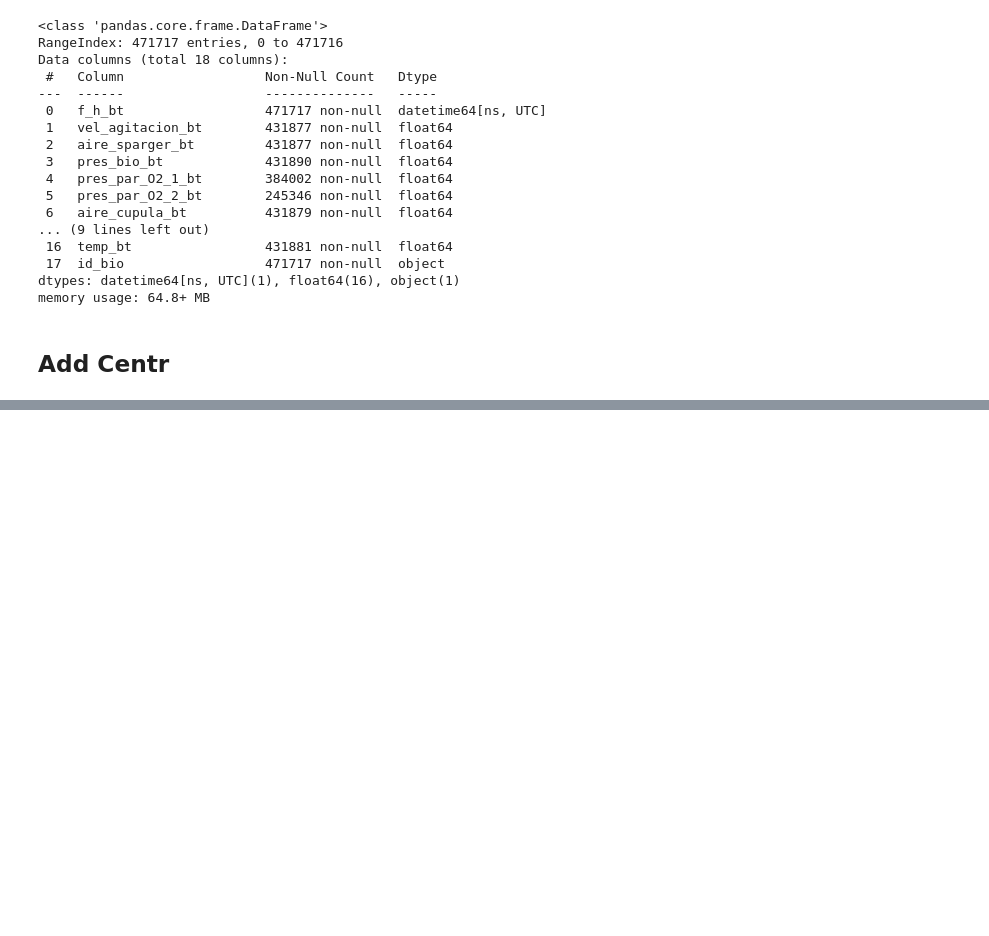
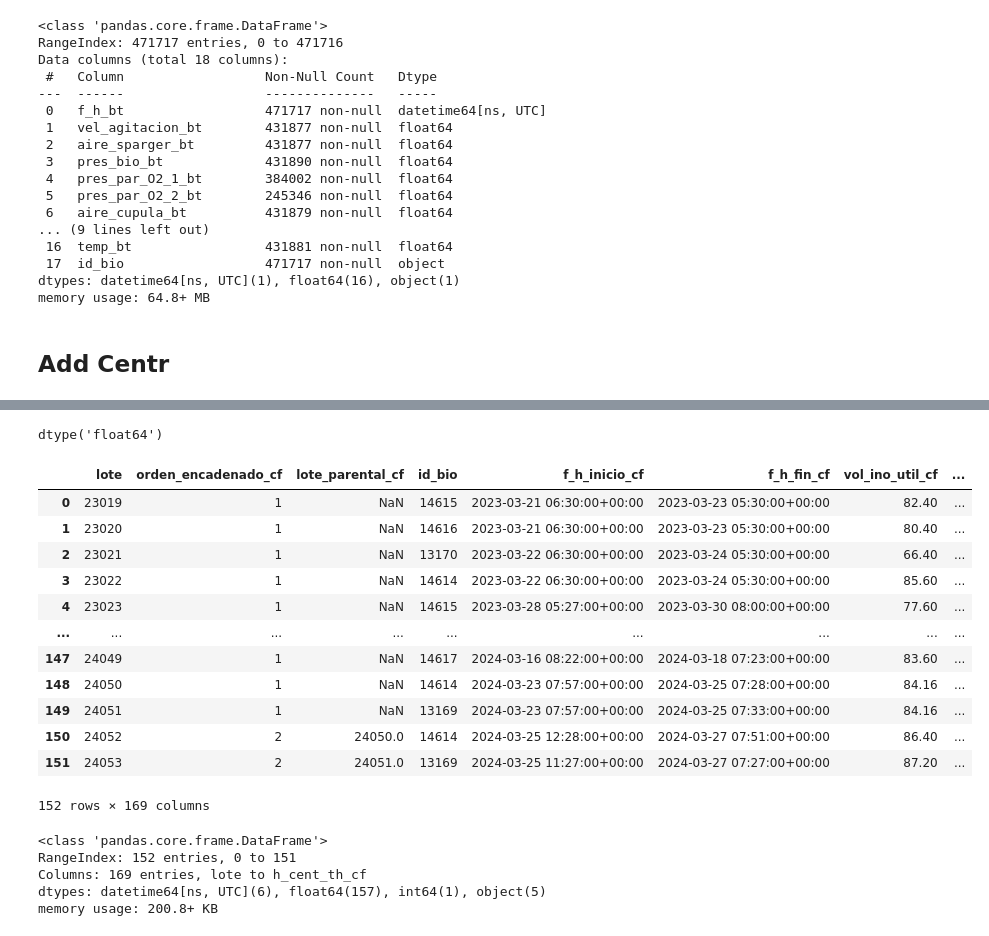
Before and after one commit to dragonsearch/Cajamar-UniversityHack-2024, a Jupyter notebook: losca/processing/joining.ipynb, the cells around one changed output, grey strips where cells are left out. Drawn from its saved outputs; the diff is of its cells as text; code cells hidden in the pictures; blank space fills up the shorter version.

Commit message:
add orden_encadenado y lote_parental

```diff
--- a/losca/processing/joining.ipynb
+++ b/losca/processing/joining.ipynb
@@ -634,6 +634,3 @@ for i, row in cf_mc_ino_pino_of_bt.iterrows():
     # For each column returned, we set the value in the row
     for col in ct_mean_row.columns:
         cf_mc_ino_pino_of_bt_ct.at[i, col + '_cf'] = ct_mean_row[col].values[0]
-# %%
-pd.set_option('display.max_columns', None)
-pd.set_option('display.max_rows', None)
@@ -639,0 +657,21 @@ pd.set_option('display.max_rows', None)
+# %%
+cf_mc_ino_pino_of_bt_ct.lote_parental_cf.dtype
+# %% [output]
+dtype('float64')
+# %%
+# Check if all values from lote parental are in lote, and they are not null
+cf_mc_ino_pino_of_bt_ct[(cf_mc_ino_pino_of_bt_ct['lote_parental_cf'].isin(cf_mc_ino_pino_of_bt_ct['lote']) == False)]
+# %% [output]
+|  | lote | orden_encadenado_cf | lote_parental_cf | id_bio | f_h_inicio_cf | f_h_fin_cf | vol_ino_util_cf | ... |
+| 0 | 23019 | 1 | NaN | 14615 | 2023-03-21 06:30:00+00:00 | 2023-03-23 05:30:00+00:00 | 82.40 | ... |
+| 1 | 23020 | 1 | NaN | 14616 | 2023-03-21 06:30:00+00:00 | 2023-03-23 05:30:00+00:00 | 80.40 | ... |
+| 2 | 23021 | 1 | NaN | 13170 | 2023-03-22 06:30:00+00:00 | 2023-03-24 05:30:00+00:00 | 66.40 | ... |
+| 3 | 23022 | 1 | NaN | 14614 | 2023-03-22 06:30:00+00:00 | 2023-03-24 05:30:00+00:00 | 85.60 | ... |
+| 4 | 23023 | 1 | NaN | 14615 | 2023-03-28 05:27:00+00:00 | 2023-03-30 08:00:00+00:00 | 77.60 | ... |
+| ... | ... | ... | ... | ... | ... | ... | ... | ... |
+| 147 | 24049 | 1 | NaN | 14617 | 2024-03-16 08:22:00+00:00 | 2024-03-18 07:23:00+00:00 | 83.60 | ... |
+| 148 | 24050 | 1 | NaN | 14614 | 2024-03-23 07:57:00+00:00 | 2024-03-25 07:28:00+00:00 | 84.16 | ... |
+| 149 | 24051 | 1 | NaN | 13169 | 2024-03-23 07:57:00+00:00 | 2024-03-25 07:33:00+00:00 | 84.16 | ... |
+| 150 | 24052 | 2 | 24050.0 | 14614 | 2024-03-25 12:28:00+00:00 | 2024-03-27 07:51:00+00:00 | 86.40 | ... |
+| 151 | 24053 | 2 | 24051.0 | 13169 | 2024-03-25 11:27:00+00:00 | 2024-03-27 07:27:00+00:00 | 87.20 | ... |
+152 rows × 169 columns
@@ -639,0 +700,8 @@ pd.set_option('display.max_rows', None)
+# %%
+cf_mc_ino_pino_of_bt_ct.info()
+# %% [output]
+<class 'pandas.core.frame.DataFrame'>
+RangeIndex: 152 entries, 0 to 151
+Columns: 169 entries, lote to h_cent_th_cf
+dtypes: datetime64[ns, UTC](6), float64(157), int64(1), object(5)
+memory usage: 200.8+ KB
```
Also changed, not shown: parts of 16 cells of this notebook, 2 other files.
